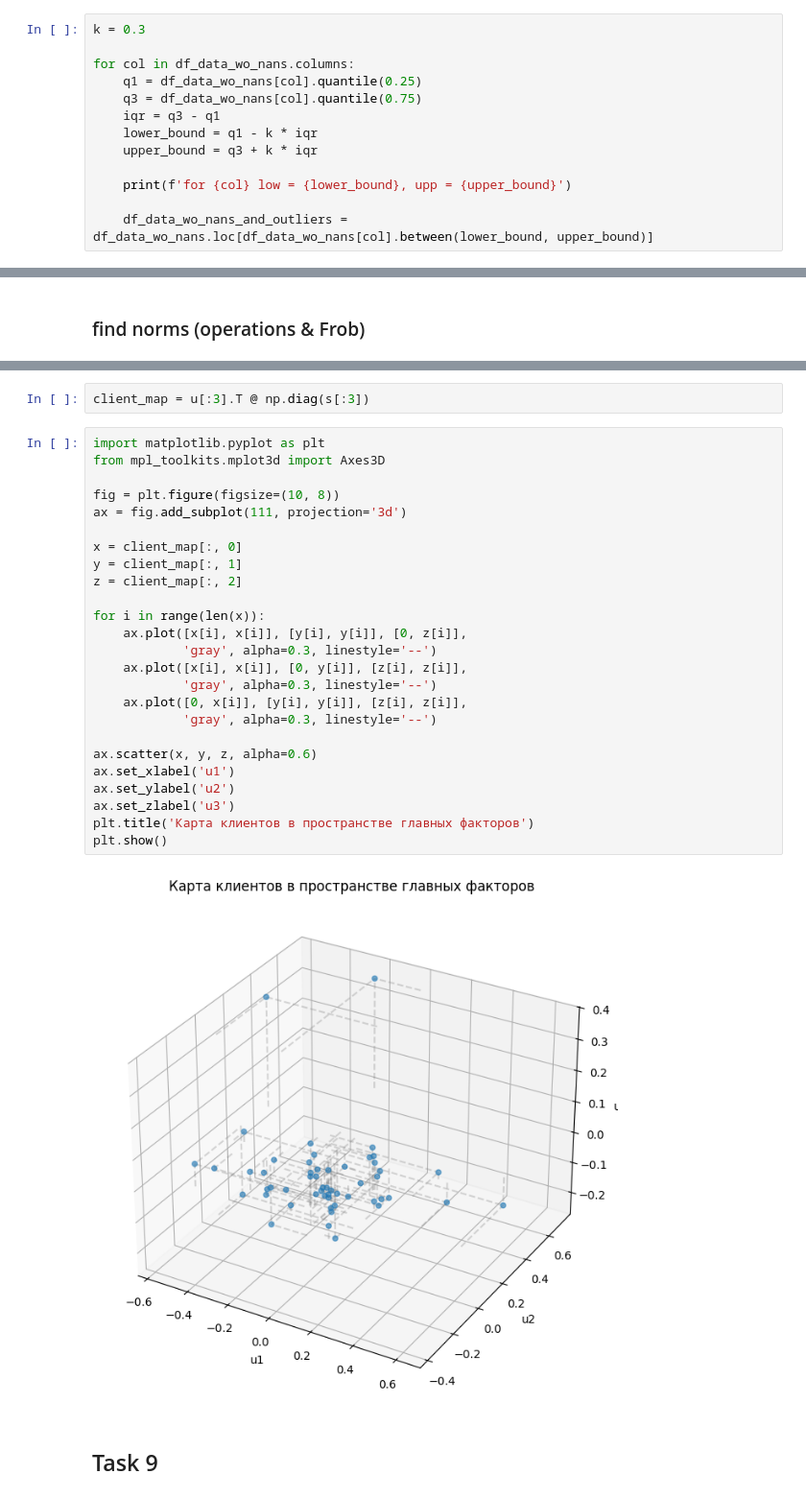
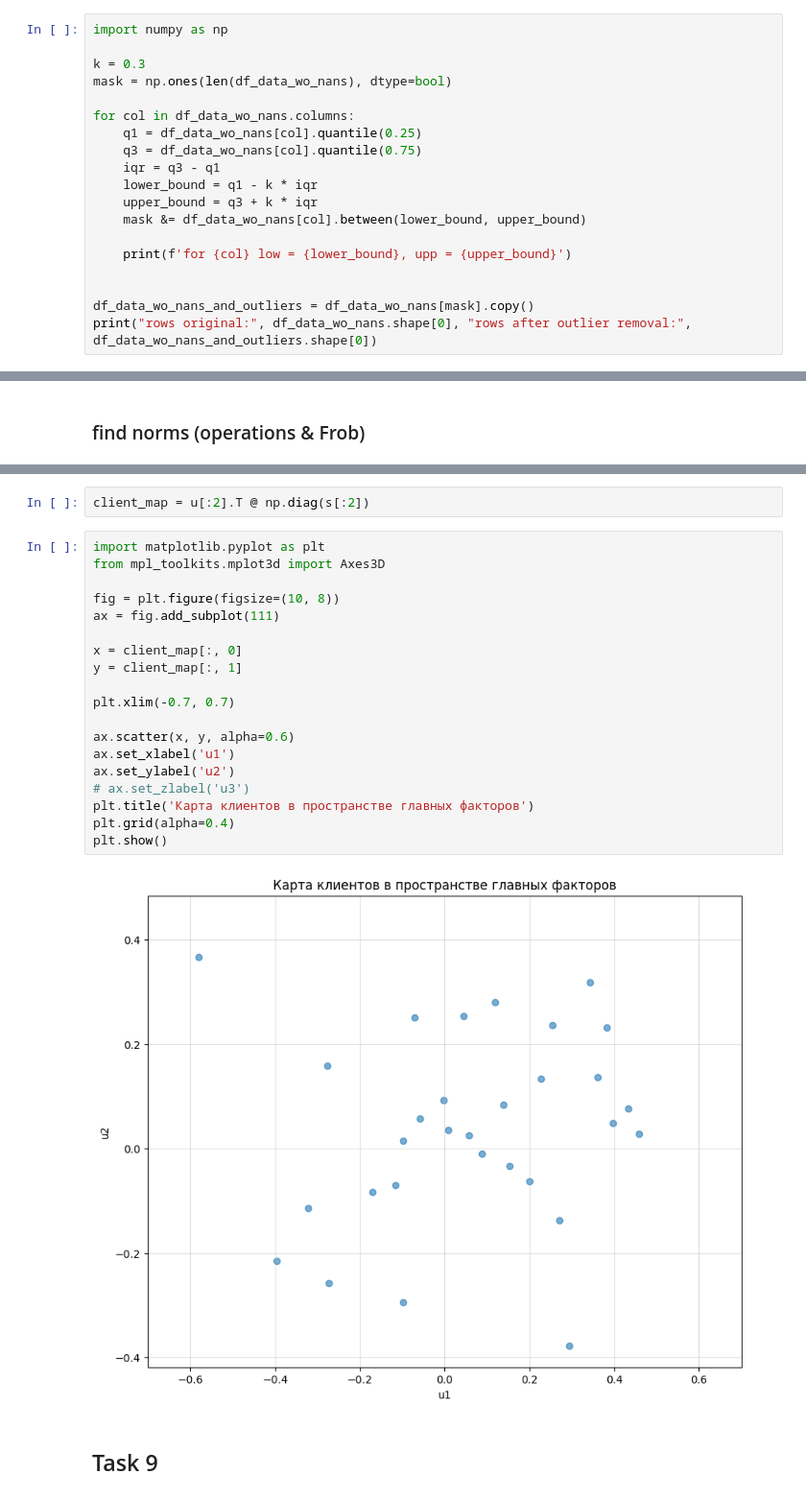
Before and after one commit to DanKolganov/HSE_Kalygin_first_HW, a Jupyter notebook: homework_1.ipynb, the cells around one changed output, grey strips where cells are left out. Shown: that part at 96% size. Drawn from its saved outputs; the diff is of its cells as text.

```diff
--- a/homework_1.ipynb
+++ b/homework_1.ipynb
@@ -177,5 +168,8 @@ pandas.core.frame.DataFrame
 # %%
+import numpy as np
+
 k = 0.3
+mask = np.ones(len(df_data_wo_nans), dtype=bool)
 
 for col in df_data_wo_nans.columns:
     q1 = df_data_wo_nans[col].quantile(0.25)
@@ -183,10 +177,13 @@ for col in df_data_wo_nans.columns:
     iqr = q3 - q1
     lower_bound = q1 - k * iqr
     upper_bound = q3 + k * iqr
+    mask &= df_data_wo_nans[col].between(lower_bound, upper_bound)
 
     print(f'for {col} low = {lower_bound}, upp = {upper_bound}')
 
-    df_data_wo_nans_and_outliers = df_data_wo_nans.loc[df_data_wo_nans[col].between(lower_bound, upper_bound)]
+
+df_data_wo_nans_and_outliers = df_data_wo_nans[mask].copy()
+print("rows original:", df_data_wo_nans.shape[0], "rows after outlier removal:", df_data_wo_nans_and_outliers.shape[0])
 # %% [output]
 for 0 low = 30.55, upp = 48.95
 for 1 low = 0.4, upp = 3.6
@@ -357,31 +326,25 @@ new_coor_matrix_clients = u[:3].T @ (np.diag(s[:3]) @ vt[:3])
 # %%
-client_map = u[:3].T @ np.diag(s[:3])
+client_map = u[:2].T @ np.diag(s[:2])
 # %%
 import matplotlib.pyplot as plt
 from mpl_toolkits.mplot3d import Axes3D
 
 fig = plt.figure(figsize=(10, 8))
-ax = fig.add_subplot(111, projection='3d')
+ax = fig.add_subplot(111)
 
 x = client_map[:, 0]
 y = client_map[:, 1]
-z = client_map[:, 2]
 
-for i in range(len(x)):
-    ax.plot([x[i], x[i]], [y[i], y[i]], [0, z[i]],
-            'gray', alpha=0.3, linestyle='--')
-    ax.plot([x[i], x[i]], [0, y[i]], [z[i], z[i]],
-            'gray', alpha=0.3, linestyle='--')
-    ax.plot([0, x[i]], [y[i], y[i]], [z[i], z[i]],
-            'gray', alpha=0.3, linestyle='--')
+plt.xlim(-0.7, 0.7)
 
-ax.scatter(x, y, z, alpha=0.6)
+ax.scatter(x, y, alpha=0.6)
 ax.set_xlabel('u1')
 ax.set_ylabel('u2')
-ax.set_zlabel('u3')
+# ax.set_zlabel('u3')
 plt.title('Карта клиентов в пространстве главных факторов')
+plt.grid(alpha=0.4)
 plt.show()
 # %% [output]
-[figure, old version]
+[figure, new version]
 # %% [markdown]
 ## Task 9
```
Also changed, not shown: parts of 35 cells of this notebook.
